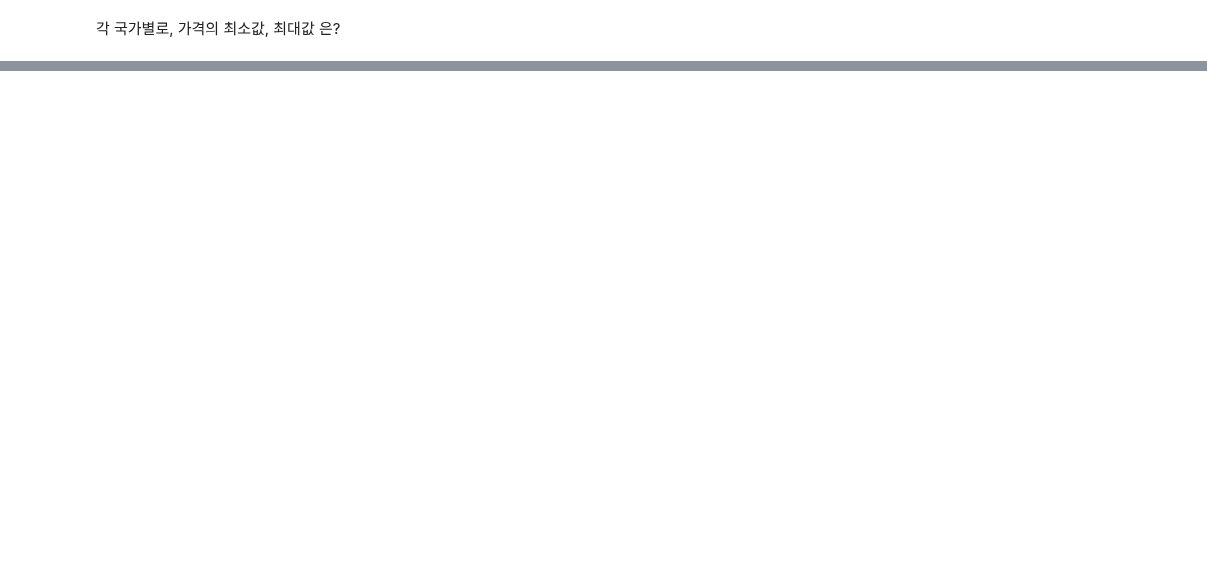
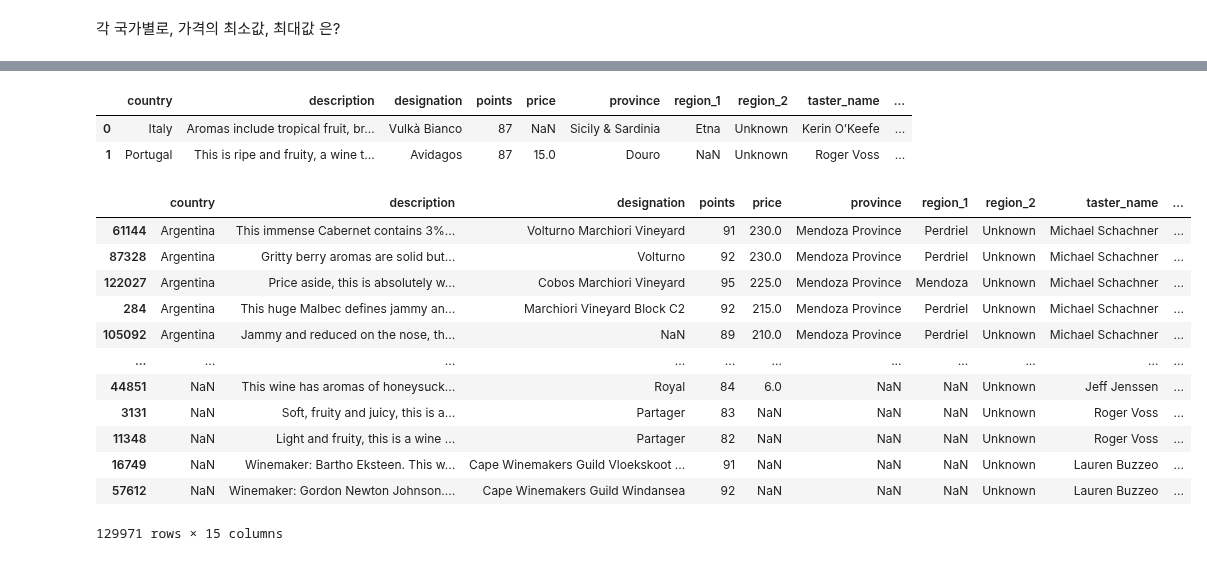
Before and after one commit to terrificmn/codingClass, a Jupyter notebook: data-vision-school/day04/2.d 실습 Pandas-3.ipynb, the cells around one changed output, grey strips where cells are left out. Drawn from its saved outputs; the diff is of its cells as text; code cells hidden in the pictures; blank space fills up the shorter version.

```diff
--- a/data-vision-school/day04/2.d 실습 Pandas-3.ipynb
+++ b/data-vision-school/day04/2.d 실습 Pandas-3.ipynb
@@ -170,0 +438,26 @@ reviews.loc[ reviews['description'] == 'tropical', ]
+# %%
+reviews.head(2)
+# %% [output]
+|  | country | description | designation | points | price | province | region_1 | region_2 | taster_name | ... |
+| 0 | Italy | Aromas include tropical fruit, br... | Vulkà Bianco | 87 | NaN | Sicily & Sardinia | Etna | Unknown | Kerin O’Keefe | ... |
+| 1 | Portugal | This is ripe and fruity, a wine t... | Avidagos | 87 | 15.0 | Douro | NaN | Unknown | Roger Voss | ... |
+# %%
+# 2개의 이상의 오름차순을 따로따로 줄 때는 ascending= []리스트로 만들어서 각각 매칭해주면 된다
+# sort_values( by = )로 컬럼별로 정렬
+#reviews.sort_values(by= ['country', 'price'] ,ascending=False
+# 정렬방식이 내림차순인데, 정렬도 각각 해줄 수 있음
+reviews.sort_values(by= ['country', 'price'] ,ascending= [True, False])
+# %% [output]
+|  | country | description | designation | points | price | province | region_1 | region_2 | taster_name | ... |
+| 61144 | Argentina | This immense Cabernet contains 3%... | Volturno Marchiori Vineyard | 91 | 230.0 | Mendoza Province | Perdriel | Unknown | Michael Schachner | ... |
+| 87328 | Argentina | Gritty berry aromas are solid but... | Volturno | 92 | 230.0 | Mendoza Province | Perdriel | Unknown | Michael Schachner | ... |
+| 122027 | Argentina | Price aside, this is absolutely w... | Cobos Marchiori Vineyard | 95 | 225.0 | Mendoza Province | Mendoza | Unknown | Michael Schachner | ... |
+| 284 | Argentina | This huge Malbec defines jammy an... | Marchiori Vineyard Block C2 | 92 | 215.0 | Mendoza Province | Perdriel | Unknown | Michael Schachner | ... |
+| 105092 | Argentina | Jammy and reduced on the nose, th... | NaN | 89 | 210.0 | Mendoza Province | Perdriel | Unknown | Michael Schachner | ... |
+| ... | ... | ... | ... | ... | ... | ... | ... | ... | ... | ... |
+| 44851 | NaN | This wine has aromas of honeysuck... | Royal | 84 | 6.0 | NaN | NaN | Unknown | Jeff Jenssen | ... |
+| 3131 | NaN | Soft, fruity and juicy, this is a... | Partager | 83 | NaN | NaN | NaN | Unknown | Roger Voss | ... |
+| 11348 | NaN | Light and fruity, this is a wine ... | Partager | 82 | NaN | NaN | NaN | Unknown | Roger Voss | ... |
+| 16749 | NaN | Winemaker: Bartho Eksteen. This w... | Cape Winemakers Guild Vloekskoot ... | 91 | NaN | NaN | NaN | Unknown | Lauren Buzzeo | ... |
+| 57612 | NaN | Winemaker: Gordon Newton Johnson.... | Cape Winemakers Guild Windansea | 92 | NaN | NaN | NaN | Unknown | Lauren Buzzeo | ... |
+129971 rows × 15 columns
```
Also changed, not shown: parts of 46 cells of this notebook, 23 other files.
